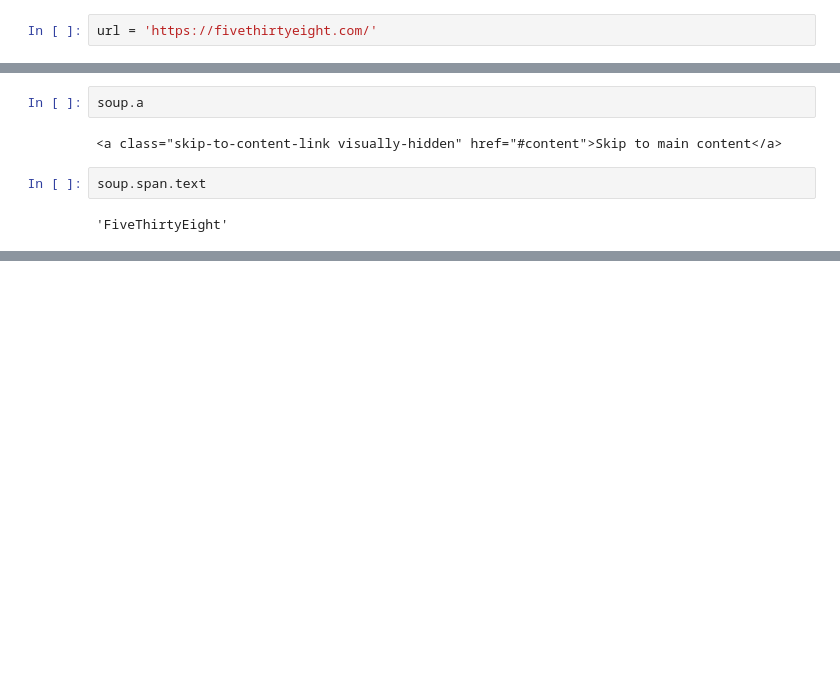
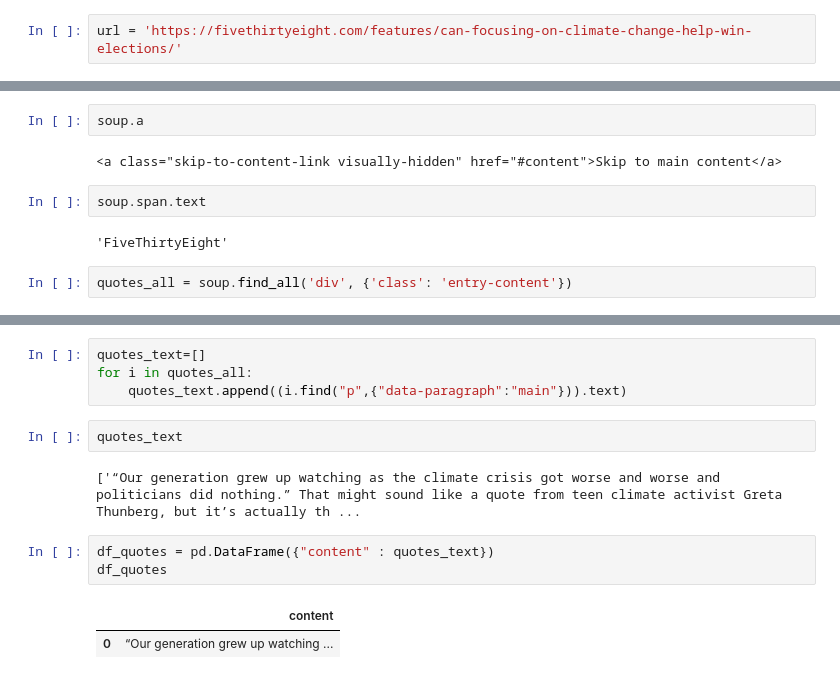
Before and after one commit to eo026/homework-1, a Jupyter notebook: notebooks/notebooks/01-scraping.ipynb, the cells around one changed output, grey strips where cells are left out. Saved outputs shown, nothing was run; the diff lists cells and outputs as text; blank space fills up the shorter version.

```diff
--- a/notebooks/notebooks/01-scraping.ipynb
+++ b/notebooks/notebooks/01-scraping.ipynb
@@ -16,7 +16,7 @@ import pandas as pd
 import requests
 from bs4 import BeautifulSoup
 # %%
-url = 'https://fivethirtyeight.com/'
+url = 'https://fivethirtyeight.com/features/can-focusing-on-climate-change-help-win-elections/'
 # %%
 html=requests.get(url)
 # %%
@@ -84,3 +83,5 @@ soup.a
 soup.span.text
 # %% [output]
 'FiveThirtyEight'
+# %%
+quotes_all = soup.find_all('div', {'class': 'entry-content'})
@@ -86,0 +108,14 @@ soup.span.text
+# %%
+quotes_text=[]
+for i in quotes_all:
+    quotes_text.append((i.find("p",{"data-paragraph":"main"})).text)
+# %%
+quotes_text
+# %% [output]
+['“Our generation grew up watching as the climate crisis got worse and worse and politicians did nothing.” That might sound like a quote from teen climate activist Greta Thunberg, but it’s actually th ...
+# %%
+df_quotes = pd.DataFrame({"content" : quotes_text})
+df_quotes
+# %% [output]
+|  | content |
+| 0 | “Our generation grew up watching ... |
```
Also changed, not shown: parts of 9 cells of this notebook.
